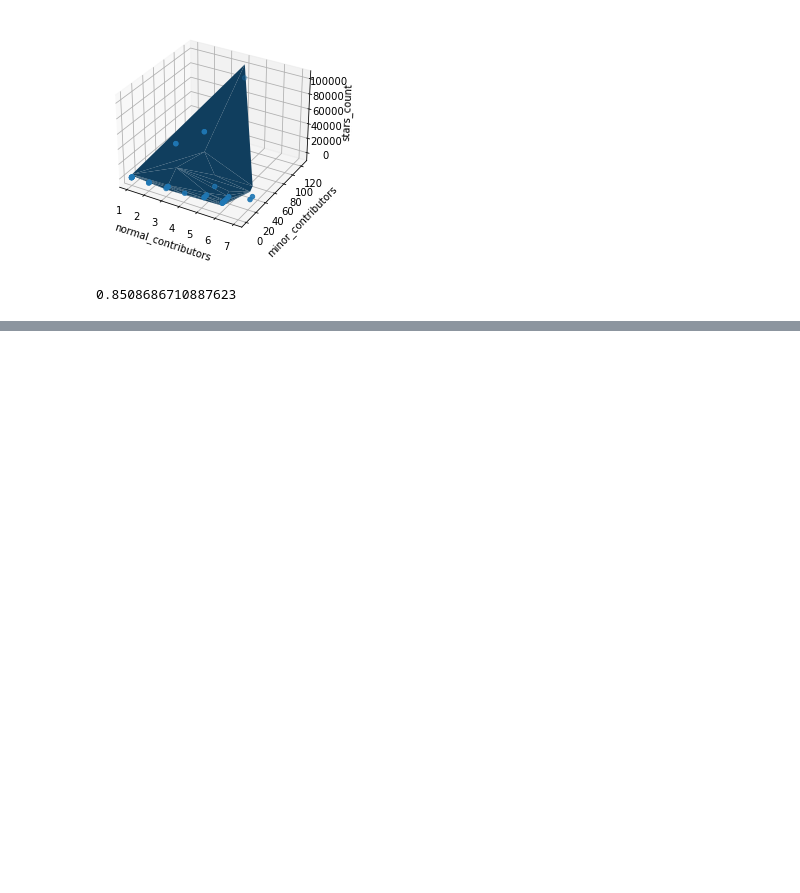
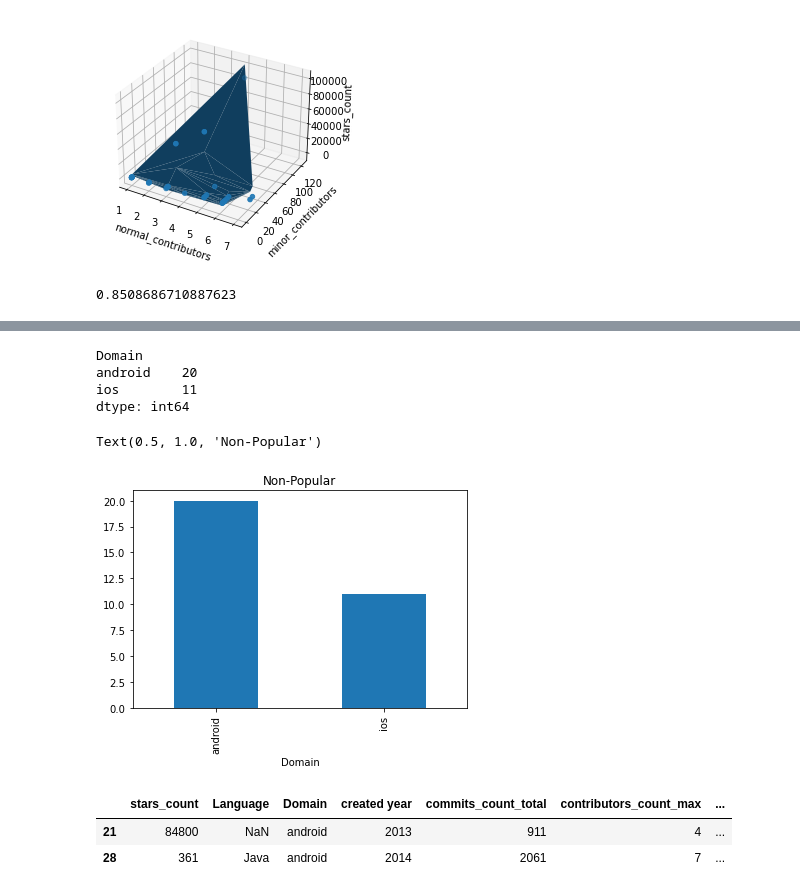
Before and after one commit to hli122/ECS260_code, a Jupyter notebook: final.ipynb, the cells around one changed output, grey strips where cells are left out. Cells and saved outputs as stored; diff of their text form; code cells hidden in the pictures; blank space fills up the shorter version.

```diff
--- a/final.ipynb
+++ b/final.ipynb
@@ -144,0 +178,3 @@ print(corr)
+# %%
+data_np = data2[data2['stars_count'] <= 100]
+data_np
@@ -144,0 +217,21 @@ print(corr)
+# %%
+dom_count_np = data_np.groupby('Domain').size()
+dom_count_np
+# %% [output]
+Domain
+android    20
+ios        11
+dtype: int64
+# %%
+dom_count_np.plot.bar()
+plt.title('Non-Popular')
+# %% [output]
+Text(0.5, 1.0, 'Non-Popular')
+[figure, added]
+# %%
+data_1314 = data_p[data_p['created year'].isin(['2013', '2014'])]
+data_1314
+# %% [output]
+|  | stars_count | Language | Domain | created year | commits_count_total | contributors_count_max | ... |
+| 21 | 84800 | NaN | android | 2013 | 911 | 4 | ... |
+| 28 | 361 | Java | android | 2014 | 2061 | 7 | ... |
```
Also changed, not shown: parts of 7 cells of this notebook.
